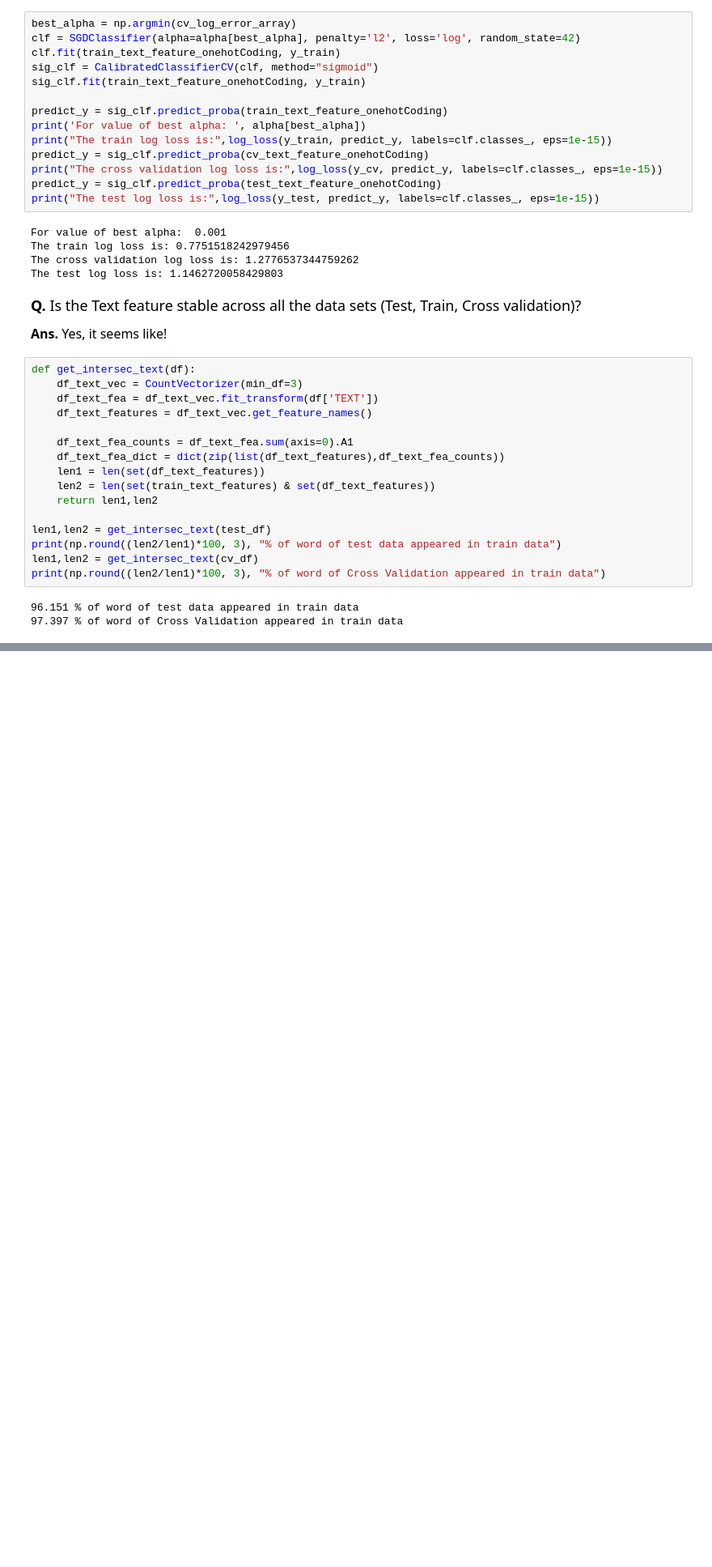
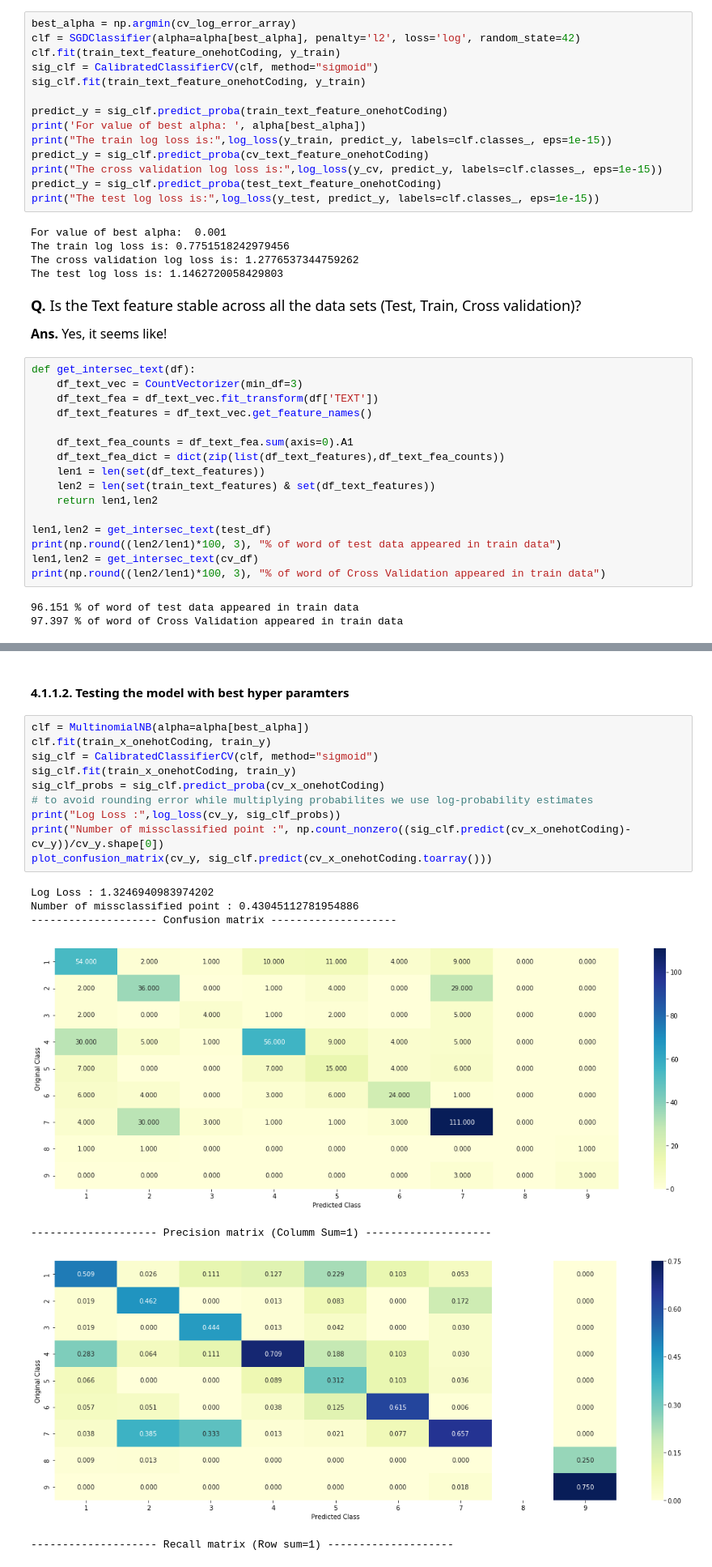
Before and after one commit to hemantmehra/Personalized-Cancer-Diagnosis, a Jupyter notebook: Personalized-Cancer-Diagnosis.ipynb, the cells around one changed output, grey strips where cells are left out. Shown at 81% size. Saved outputs shown, nothing was run; the diff lists cells and outputs as text; blank space fills up the shorter version.

```diff
--- a/Personalized-Cancer-Diagnosis.ipynb
+++ b/Personalized-Cancer-Diagnosis.ipynb
@@ -816,0 +983,20 @@ print(np.round((len2/len1)*100, 3), "% of word of Cross Validation appeared in t
+# %% [markdown]
+#### 4.1.1.2. Testing the model with best hyper paramters
+# %%
+clf = MultinomialNB(alpha=alpha[best_alpha])
+clf.fit(train_x_onehotCoding, train_y)
+sig_clf = CalibratedClassifierCV(clf, method="sigmoid")
+sig_clf.fit(train_x_onehotCoding, train_y)
+sig_clf_probs = sig_clf.predict_proba(cv_x_onehotCoding)
+# to avoid rounding error while multiplying probabilites we use log-probability estimates
+print("Log Loss :",log_loss(cv_y, sig_clf_probs))
+print("Number of missclassified point :", np.count_nonzero((sig_clf.predict(cv_x_onehotCoding)- cv_y))/cv_y.shape[0])
+plot_confusion_matrix(cv_y, sig_clf.predict(cv_x_onehotCoding.toarray()))
+# %% [output]
+Log Loss : 1.3246940983974202
+Number of missclassified point : 0.43045112781954886
+-------------------- Confusion matrix --------------------
+[figure, added]
+-------------------- Precision matrix (Columm Sum=1) --------------------
+[figure, added]
+-------------------- Recall matrix (Row sum=1) --------------------
```
Also changed, not shown: parts of 16 cells of this notebook.
